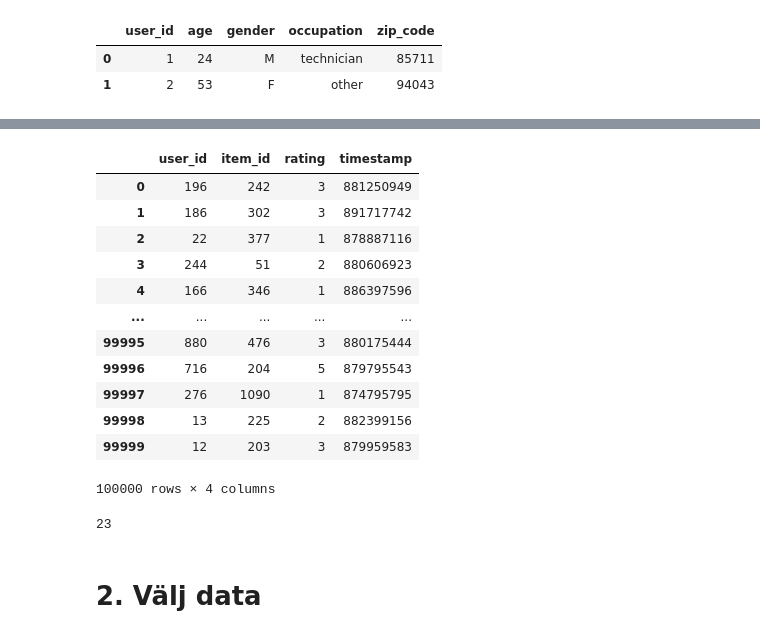
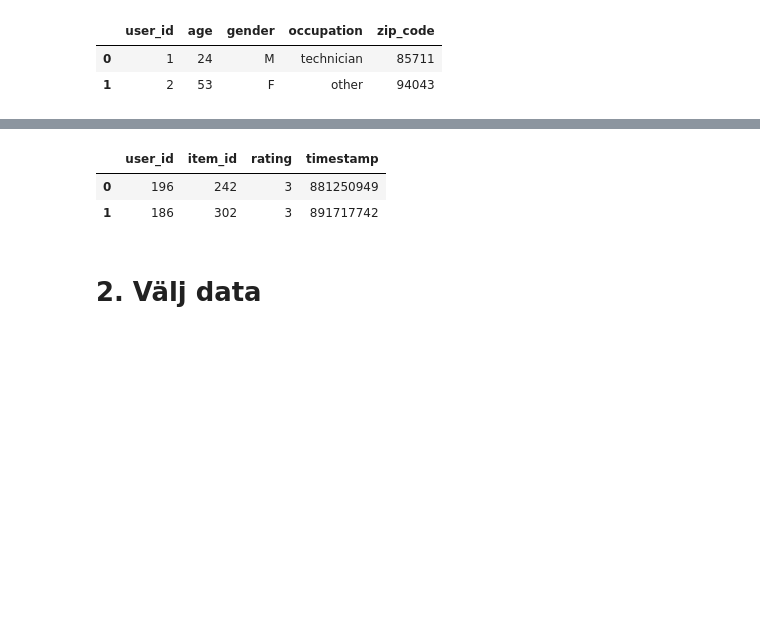
Before and after one commit to Ammar-Man/Python, a Jupyter notebook: Data processing/projekt1.ipynb, the cells around one changed output, grey strips where cells are left out. Drawn from its saved outputs; the diff is of its cells as text; code cells hidden in the pictures; blank space fills up the shorter version.

```diff
--- a/Data processing/projekt1.ipynb
+++ b/Data processing/projekt1.ipynb
@@ -66,31 +33,12 @@ max    943.000000   73.000000
 # %%
 # ratingData
 oo_ratingData = pd.read_csv("https://files.grouplens.org/datasets/movielens/ml-100k/u.data",  sep="\s+", encoding="iso-8859-1",
 names=["user_id","item_id","rating","timestamp"])
-oo_ratingData
+oo_ratingData.head(2)
 # %% [output]
 |  | user_id | item_id | rating | timestamp |
 | 0 | 196 | 242 | 3 | 881250949 |
 | 1 | 186 | 302 | 3 | 891717742 |
-| 2 | 22 | 377 | 1 | 878887116 |
-| 3 | 244 | 51 | 2 | 880606923 |
-| 4 | 166 | 346 | 1 | 886397596 |
-| ... | ... | ... | ... | ... |
-| 99995 | 880 | 476 | 3 | 880175444 |
-| 99996 | 716 | 204 | 5 | 879795543 |
-| 99997 | 276 | 1090 | 1 | 874795795 |
-| 99998 | 13 | 225 | 2 | 882399156 |
-| 99999 | 12 | 203 | 3 | 879959583 |
-100000 rows × 4 columns
-# %%
-names=["movie_id" ,"movie_title", "release_date" ,"video_release_date",
-"IMDb_URL " , "unknown","Action ","Adventure","Animation"
-"Children's","Comedy"," Crime","Documentary ","Drama","Fantasy",
-"Film-Noir","Horror ","Musical","Mystery","Romance","Sci-Fi","Thriller",
-"War ","Western"]
-len(names)
-# %% [output]
-23
 # %% [markdown]
 # 2. Välj data
 # %%
```
Also changed, not shown: parts of 7 cells of this notebook, 1 other file.
